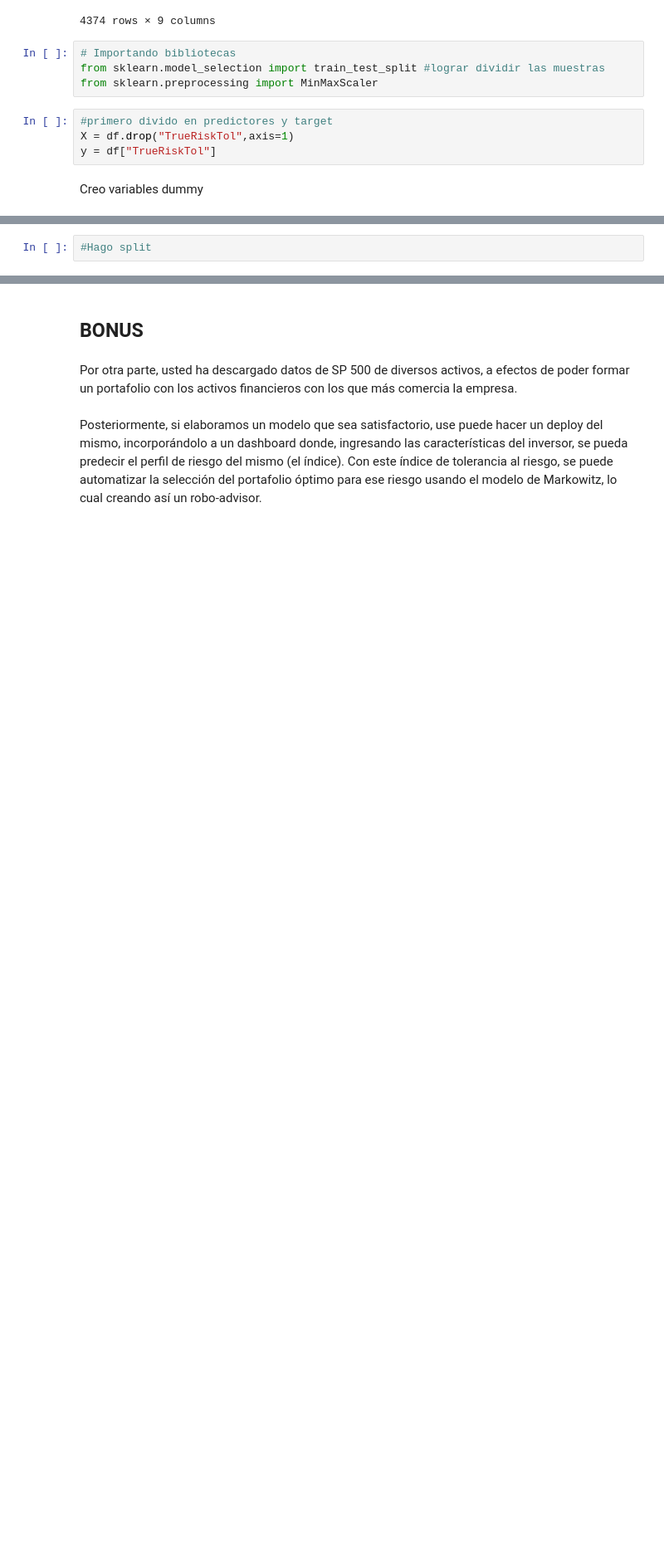
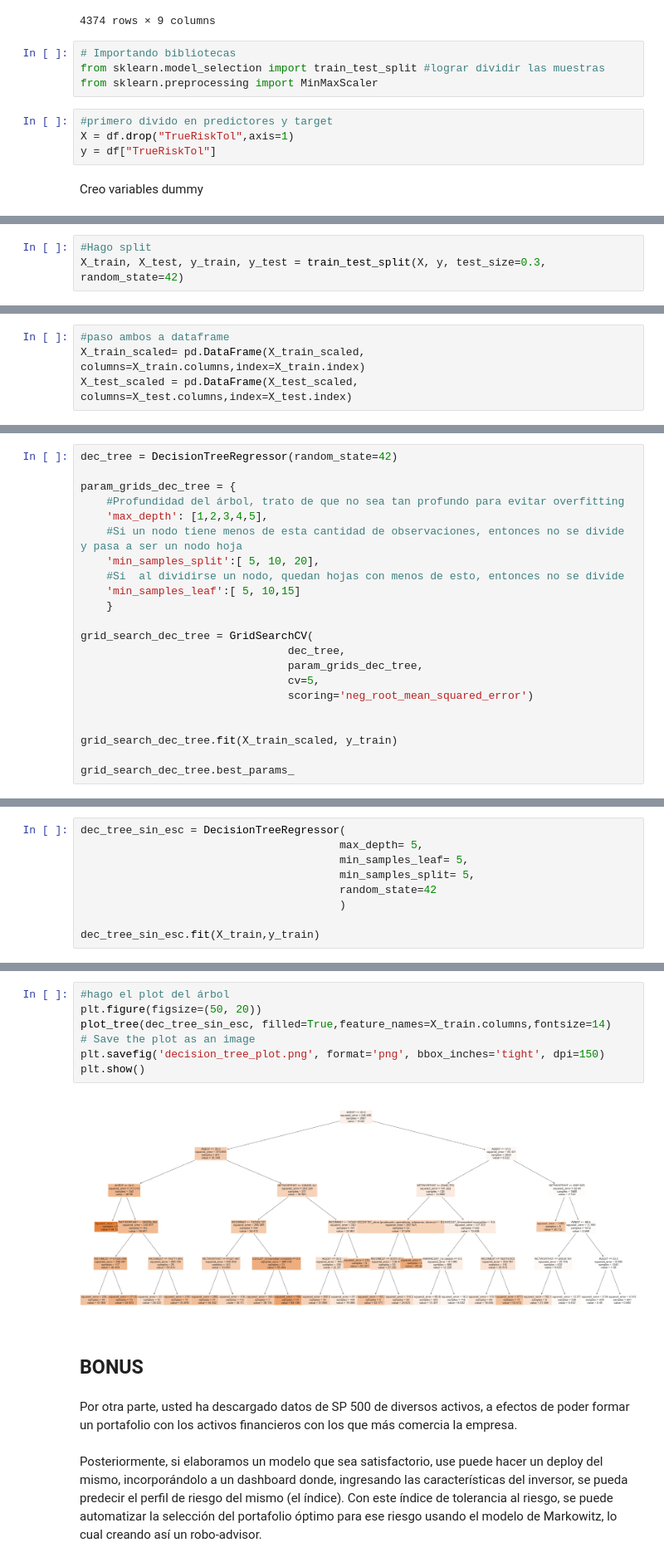
Before and after one commit to niberod/fin-ml, a Jupyter notebook: Chapter 5 - Sup. Learning - Regression and Time Series models/Case Study 3 - Investor Risk Tolerance and Robo-advisors/Caso 1 - tolerancia al riesgo.ipynb, the cells around one changed output, grey strips where cells are left out. Shown at 83% size. Drawn from its saved outputs; the diff is of its cells as text; blank space fills up the shorter version.

```diff
--- a/Chapter 5 - Sup. Learning - Regression and Time Series models/Case Study 3 - Investor Risk Tolerance and Robo-advisors/Caso 1 - tolerancia al riesgo.ipynb
+++ b/Chapter 5 - Sup. Learning - Regression and Time Series models/Case Study 3 - Investor Risk Tolerance and Robo-advisors/Caso 1 - tolerancia al riesgo.ipynb
@@ -492,2 +537,3 @@ pd.get_dummies(df.select_dtypes(include='O'))
 # %%
 #Hago split
+X_train, X_test, y_train, y_test = train_test_split(X, y, test_size=0.3, random_state=42)
@@ -493,0 +561,4 @@ pd.get_dummies(df.select_dtypes(include='O'))
+# %%
+#paso ambos a dataframe
+X_train_scaled= pd.DataFrame(X_train_scaled, columns=X_train.columns,index=X_train.index)
+X_test_scaled = pd.DataFrame(X_test_scaled, columns=X_test.columns,index=X_test.index)
@@ -493,0 +960,22 @@ pd.get_dummies(df.select_dtypes(include='O'))
+# %%
+dec_tree = DecisionTreeRegressor(random_state=42)
+
+param_grids_dec_tree = {
+    #Profundidad del árbol, trato de que no sea tan profundo para evitar overfitting
+    'max_depth': [1,2,3,4,5],
+    #Si un nodo tiene menos de esta cantidad de observaciones, entonces no se divide y pasa a ser un nodo hoja
+    'min_samples_split':[ 5, 10, 20],
+    #Si  al dividirse un nodo, quedan hojas con menos de esto, entonces no se divide
+    'min_samples_leaf':[ 5, 10,15]
+    }
+
+grid_search_dec_tree = GridSearchCV(
+                                dec_tree,
+                                param_grids_dec_tree,
+                                cv=5,
+                                scoring='neg_root_mean_squared_error')
+
+
+grid_search_dec_tree.fit(X_train_scaled, y_train)
+
+grid_search_dec_tree.best_params_
@@ -493,0 +996,9 @@ pd.get_dummies(df.select_dtypes(include='O'))
+# %%
+dec_tree_sin_esc = DecisionTreeRegressor(
+                                        max_depth= 5,
+                                        min_samples_leaf= 5,
+                                        min_samples_split= 5,
+                                        random_state=42
+                                        )
+
+dec_tree_sin_esc.fit(X_train,y_train)
@@ -494,3 +1008,12 @@ pd.get_dummies(df.select_dtypes(include='O'))
+# %%
+#hago el plot del árbol
+plt.figure(figsize=(50, 20))
+plot_tree(dec_tree_sin_esc, filled=True,feature_names=X_train.columns,fontsize=14)
+# Save the plot as an image
+plt.savefig('decision_tree_plot.png', format='png', bbox_inches='tight', dpi=150)
+plt.show()
+# %% [output]
+[figure, added]
 # %% [markdown]
 ## BONUS
 # %% [markdown]
```
Also changed, not shown: parts of 55 cells of this notebook.
